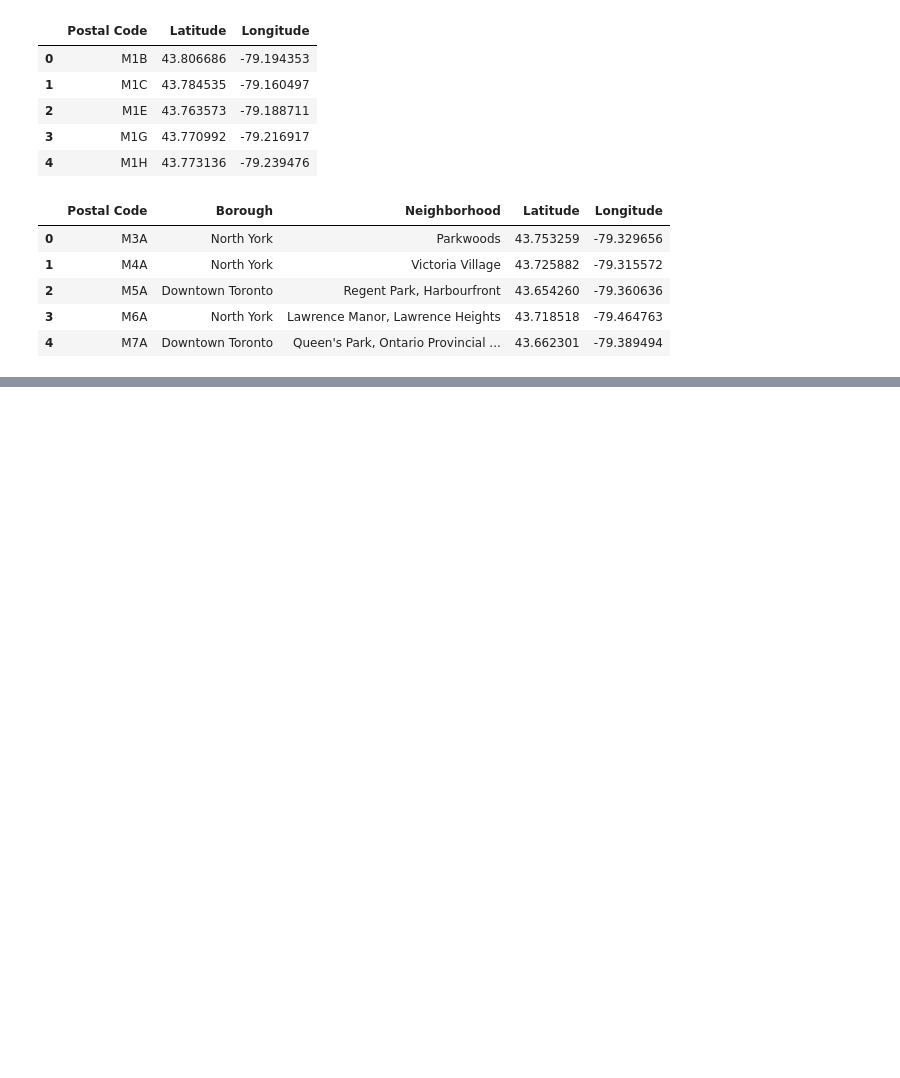
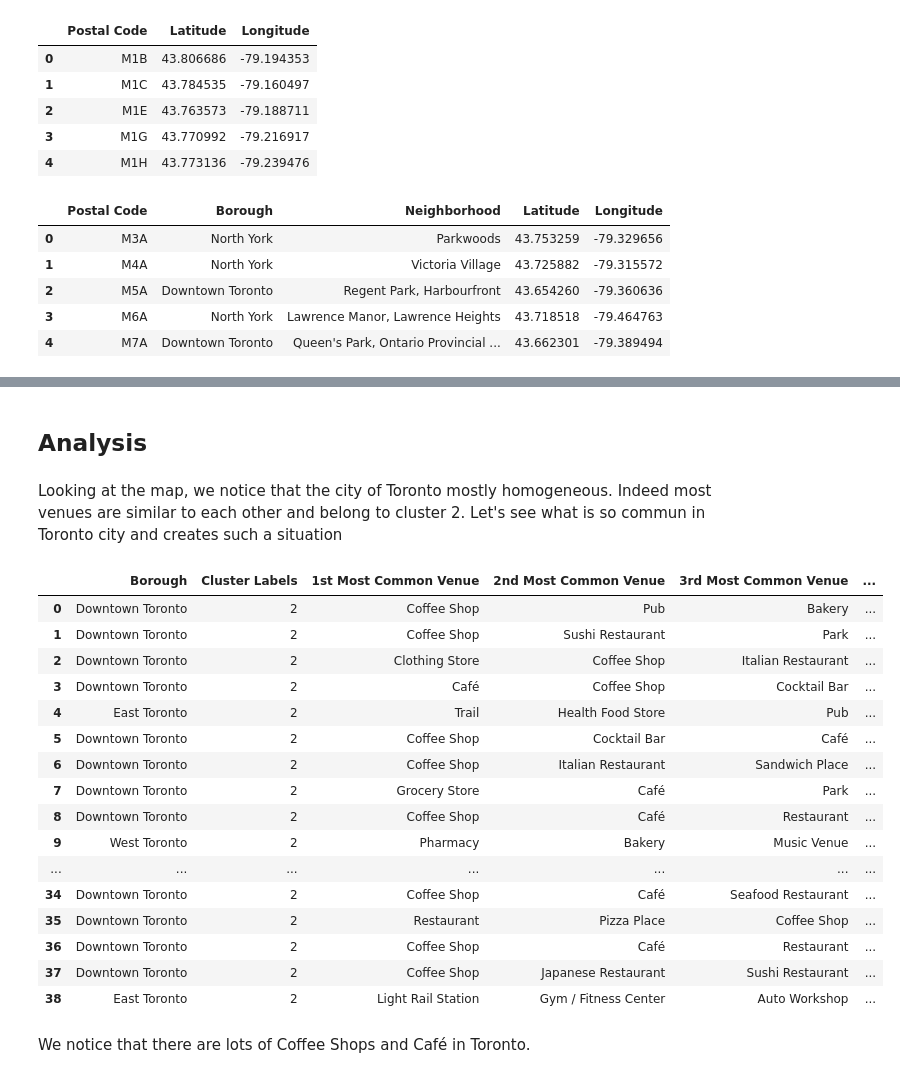
Before and after one commit to MouhamedFall99/Coursera_Capstone, a Jupyter notebook: Segmenting_Toronto_City.ipynb, the cells around one changed output, grey strips where cells are left out. Saved outputs shown, nothing was run; the diff lists cells and outputs as text; code cells hidden in the pictures; blank space fills up the shorter version.

```diff
--- a/Segmenting_Toronto_City.ipynb
+++ b/Segmenting_Toronto_City.ipynb
@@ -93,0 +279,22 @@ final_df.head()
+# %%
+import numpy as np
+num_top_venues = 10
+
+indicators = ['st', 'nd', 'rd']
+
+# create columns according to number of top venues
+columns = ['Neighborhood']
+for ind in np.arange(num_top_venues):
+    try:
+        columns.append('{}{} Most Common Venue'.format(ind+1, indicators[ind]))
+    except:
+        columns.append('{}th Most Common Venue'.format(ind+1))
+
+# create a new dataframe
+neighborhoods_venues_sorted = pd.DataFrame(columns=columns)
+neighborhoods_venues_sorted['Neighborhood'] = toronto_grouped['Neighborhood']
+
+for ind in np.arange(toronto_grouped.shape[0]):
+    neighborhoods_venues_sorted.iloc[ind, 1:] = return_most_common_venues(toronto_grouped.iloc[ind, :], num_top_venues)
+
+neighborhoods_venues_sorted.head()
@@ -93,0 +310,12 @@ final_df.head()
+# %%
+from sklearn.cluster import KMeans
+# set number of clusters
+kclusters = 5
+
+toronto_grouped_clustering = toronto_grouped.drop('Neighborhood', 1)
+
+# run k-means clustering
+kmeans = KMeans(n_clusters=kclusters, random_state=0).fit(toronto_grouped_clustering)
+
+# check cluster labels generated for each row in the dataframe
+kmeans.labels_[0:10]
@@ -93,0 +324,6 @@ final_df.head()
+# %%
+#Assigning cluster and neighborhood to each Venue
+neighborhoods_venues_sorted.insert(0, 'Cluster Labels', kmeans.labels_)
+toronto_merged = toronto_df
+toronto_merged = toronto_merged.merge(neighborhoods_venues_sorted.set_index('Neighborhood'), on='Neighborhood')
+toronto_merged.head()
@@ -93,0 +378,26 @@ final_df.head()
+# %% [markdown]
+## Analysis
+# %% [markdown]
+Looking at the map, we notice that the city of Toronto mostly homogeneous. Indeed most venues are similar to each other and belong to cluster 2. Let's see what is so commun in Toronto city and creates such a situation
+# %%
+toronto_merged.loc[toronto_merged['Cluster Labels'] == 2, toronto_merged.columns[[1] + list(range(5, toronto_merged.shape[1]))]]
+# %% [output]
+|  | Borough | Cluster Labels | 1st Most Common Venue | 2nd Most Common Venue | 3rd Most Common Venue | ... |
+| 0 | Downtown Toronto | 2 | Coffee Shop | Pub | Bakery | ... |
+| 1 | Downtown Toronto | 2 | Coffee Shop | Sushi Restaurant | Park | ... |
+| 2 | Downtown Toronto | 2 | Clothing Store | Coffee Shop | Italian Restaurant | ... |
+| 3 | Downtown Toronto | 2 | Café | Coffee Shop | Cocktail Bar | ... |
+| 4 | East Toronto | 2 | Trail | Health Food Store | Pub | ... |
+| 5 | Downtown Toronto | 2 | Coffee Shop | Cocktail Bar | Café | ... |
+| 6 | Downtown Toronto | 2 | Coffee Shop | Italian Restaurant | Sandwich Place | ... |
+| 7 | Downtown Toronto | 2 | Grocery Store | Café | Park | ... |
+| 8 | Downtown Toronto | 2 | Coffee Shop | Café | Restaurant | ... |
+| 9 | West Toronto | 2 | Pharmacy | Bakery | Music Venue | ... |
+| ... | ... | ... | ... | ... | ... | ... |
+| 34 | Downtown Toronto | 2 | Coffee Shop | Café | Seafood Restaurant | ... |
+| 35 | Downtown Toronto | 2 | Restaurant | Pizza Place | Coffee Shop | ... |
+| 36 | Downtown Toronto | 2 | Coffee Shop | Café | Restaurant | ... |
+| 37 | Downtown Toronto | 2 | Coffee Shop | Japanese Restaurant | Sushi Restaurant | ... |
+| 38 | East Toronto | 2 | Light Rail Station | Gym / Fitness Center | Auto Workshop | ... |
+# %% [markdown]
+We notice that there are lots of Coffee Shops and Café in Toronto.
```
Also changed, not shown: parts of 23 cells of this notebook, 2 other files.
